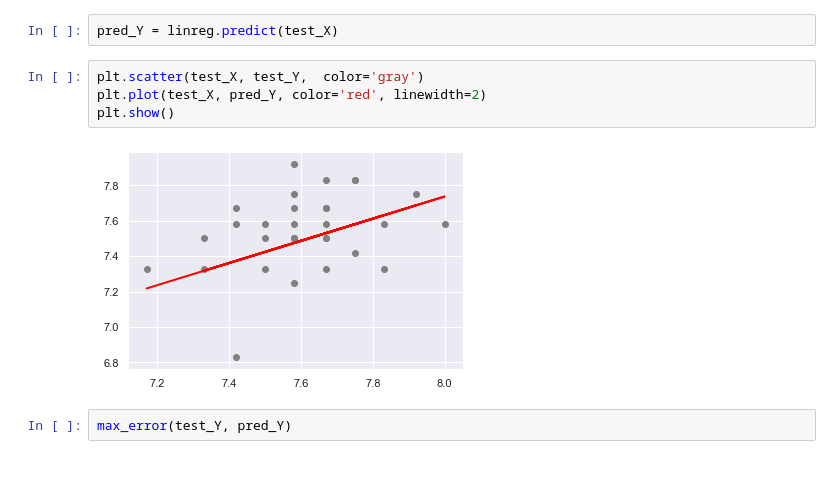
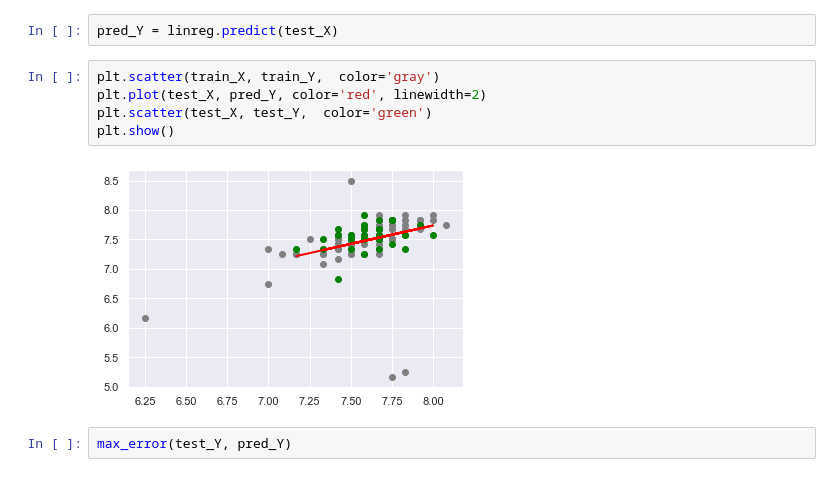
Before and after one commit to eentartetekunst/HW2-3, a Jupyter notebook: HW2-3.ipynb, the cells around one changed output. Cells and saved outputs as stored; diff of their text form.

Commit message:
FIX Linreg plot

```diff
--- a/HW2-3.ipynb
+++ b/HW2-3.ipynb
@@ -207,11 +207,12 @@ LinearRegression(copy_X=True, fit_intercept=True, n_jobs=None, normalize=False)
 # %%
 pred_Y = linreg.predict(test_X)
 # %%
-plt.scatter(test_X, test_Y,  color='gray')
+plt.scatter(train_X, train_Y,  color='gray')
 plt.plot(test_X, pred_Y, color='red', linewidth=2)
+plt.scatter(test_X, test_Y,  color='green')
 plt.show()
 # %% [output]
-[figure, old version]
+[figure, new version]
 # %%
 max_error(test_Y, pred_Y)
 # %% [output]
```
